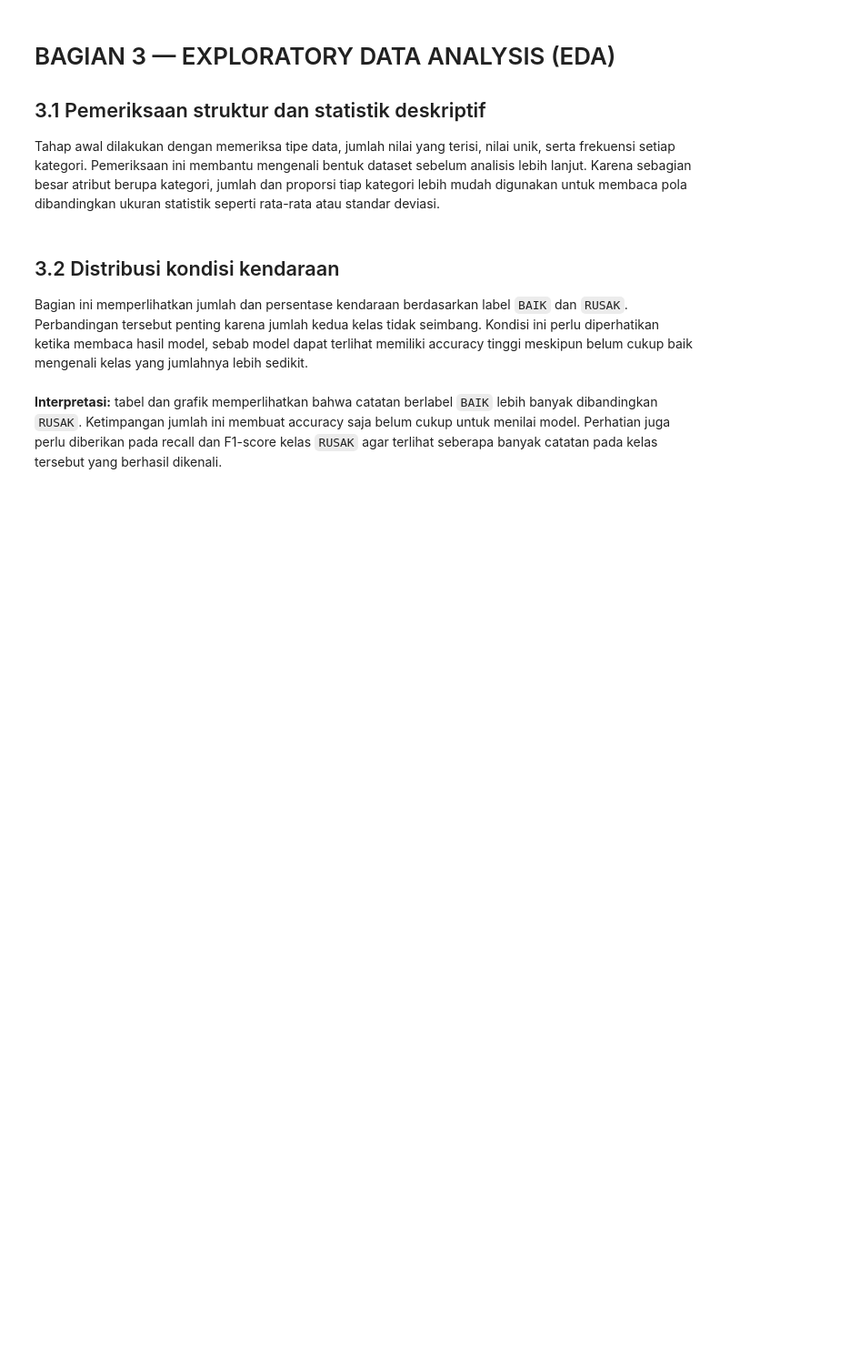
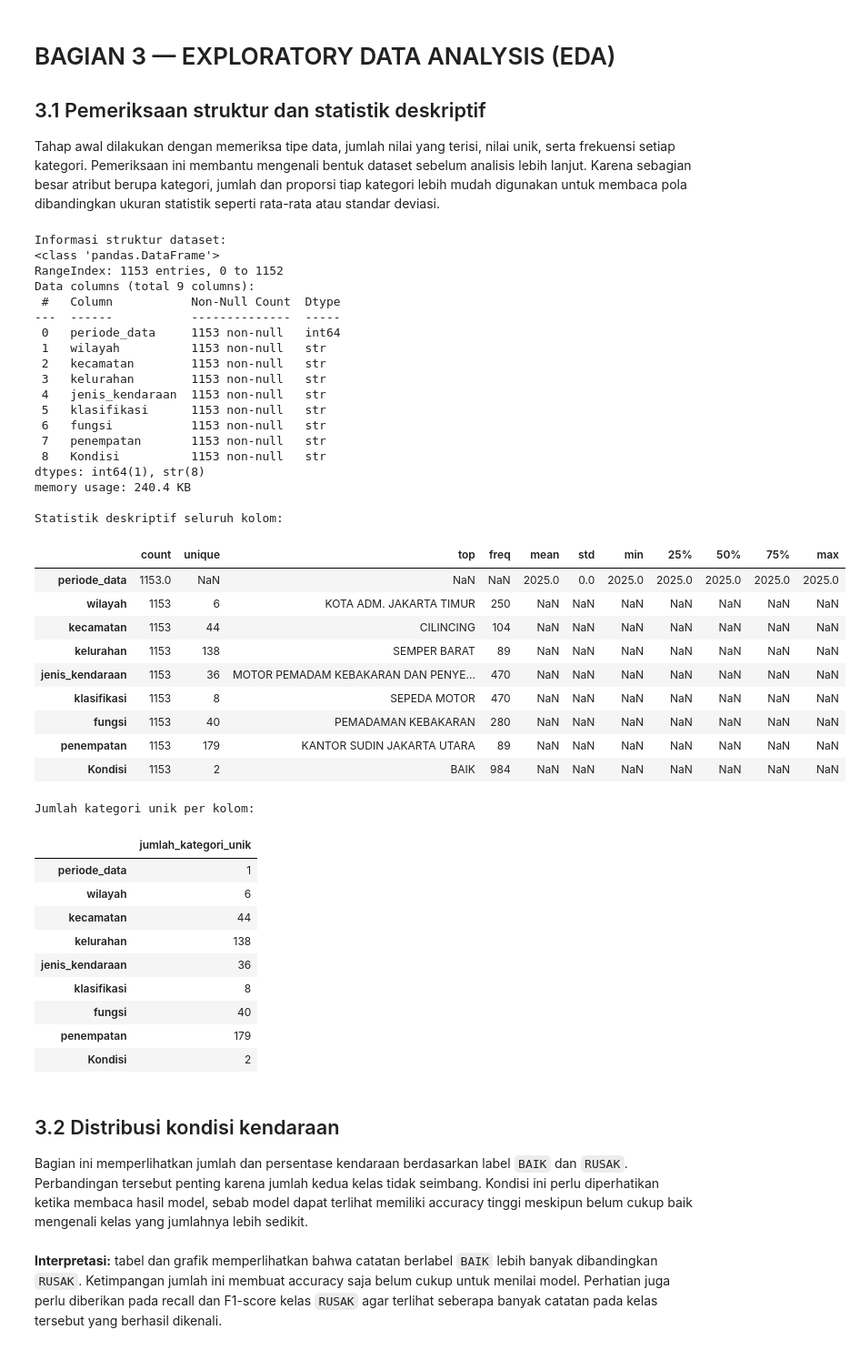
Before and after one commit to Dwiio/50_IF-E_NextLevel, a Jupyter notebook: projek_NextLevel_IF-E.ipynb, the cells around one changed output. Shown at 91% size. Drawn from its saved outputs; the diff is of its cells as text; code cells hidden in the pictures; blank space fills up the shorter version.

Commit message:
Pemeriksaan Struktur Data

```diff
--- a/projek_NextLevel_IF-E.ipynb
+++ b/projek_NextLevel_IF-E.ipynb
@@ -168,6 +193,54 @@ Pada berkas sumber ditemukan lima nilai kosong di kolom `plat_nomor`. Kolom ters
 ## 3.1 Pemeriksaan struktur dan statistik deskriptif
 
 Tahap awal dilakukan dengan memeriksa tipe data, jumlah nilai yang terisi, nilai unik, serta frekuensi setiap kategori. Pemeriksaan ini membantu mengenali bentuk dataset sebelum analisis lebih lanjut. Karena sebagian besar atribut berupa kategori, jumlah dan proporsi tiap kategori lebih mudah digunakan untuk membaca pola dibandingkan ukuran statistik seperti rata-rata atau standar deviasi.
+# %%
+print("Informasi struktur dataset:")
+df_source.info()
+print("\nStatistik deskriptif seluruh kolom:")
+display(df_source.describe(include="all").T)
+print("\nJumlah kategori unik per kolom:")
+display(df_source.nunique(dropna=True).to_frame("jumlah_kategori_unik"))
+# %% [output]
+Informasi struktur dataset:
+<class 'pandas.DataFrame'>
+RangeIndex: 1153 entries, 0 to 1152
+Data columns (total 9 columns):
+ #   Column           Non-Null Count  Dtype
+---  ------           --------------  -----
+ 0   periode_data     1153 non-null   int64
+ 1   wilayah          1153 non-null   str
+ 2   kecamatan        1153 non-null   str
+ 3   kelurahan        1153 non-null   str
+ 4   jenis_kendaraan  1153 non-null   str
+ 5   klasifikasi      1153 non-null   str
+ 6   fungsi           1153 non-null   str
+ 7   penempatan       1153 non-null   str
+ 8   Kondisi          1153 non-null   str
+dtypes: int64(1), str(8)
+memory usage: 240.4 KB
+
+Statistik deskriptif seluruh kolom:
+|  | count | unique | top | freq | mean | std | min | 25% | 50% | 75% | max |
+| periode_data | 1153.0 | NaN | NaN | NaN | 2025.0 | 0.0 | 2025.0 | 2025.0 | 2025.0 | 2025.0 | 2025.0 |
+| wilayah | 1153 | 6 | KOTA ADM. JAKARTA TIMUR | 250 | NaN | NaN | NaN | NaN | NaN | NaN | NaN |
+| kecamatan | 1153 | 44 | CILINCING | 104 | NaN | NaN | NaN | NaN | NaN | NaN | NaN |
+| kelurahan | 1153 | 138 | SEMPER BARAT | 89 | NaN | NaN | NaN | NaN | NaN | NaN | NaN |
+| jenis_kendaraan | 1153 | 36 | MOTOR PEMADAM KEBAKARAN DAN PENYE... | 470 | NaN | NaN | NaN | NaN | NaN | NaN | NaN |
+| klasifikasi | 1153 | 8 | SEPEDA MOTOR | 470 | NaN | NaN | NaN | NaN | NaN | NaN | NaN |
+| fungsi | 1153 | 40 | PEMADAMAN KEBAKARAN | 280 | NaN | NaN | NaN | NaN | NaN | NaN | NaN |
+| penempatan | 1153 | 179 | KANTOR SUDIN JAKARTA UTARA | 89 | NaN | NaN | NaN | NaN | NaN | NaN | NaN |
+| Kondisi | 1153 | 2 | BAIK | 984 | NaN | NaN | NaN | NaN | NaN | NaN | NaN |
+Jumlah kategori unik per kolom:
+|  | jumlah_kategori_unik |
+| periode_data | 1 |
+| wilayah | 6 |
+| kecamatan | 44 |
+| kelurahan | 138 |
+| jenis_kendaraan | 36 |
+| klasifikasi | 8 |
+| fungsi | 40 |
+| penempatan | 179 |
+| Kondisi | 2 |
 # %% [markdown]
 ## 3.2 Distribusi kondisi kendaraan
 
```
Also changed, not shown: parts of 1 cell of this notebook.
